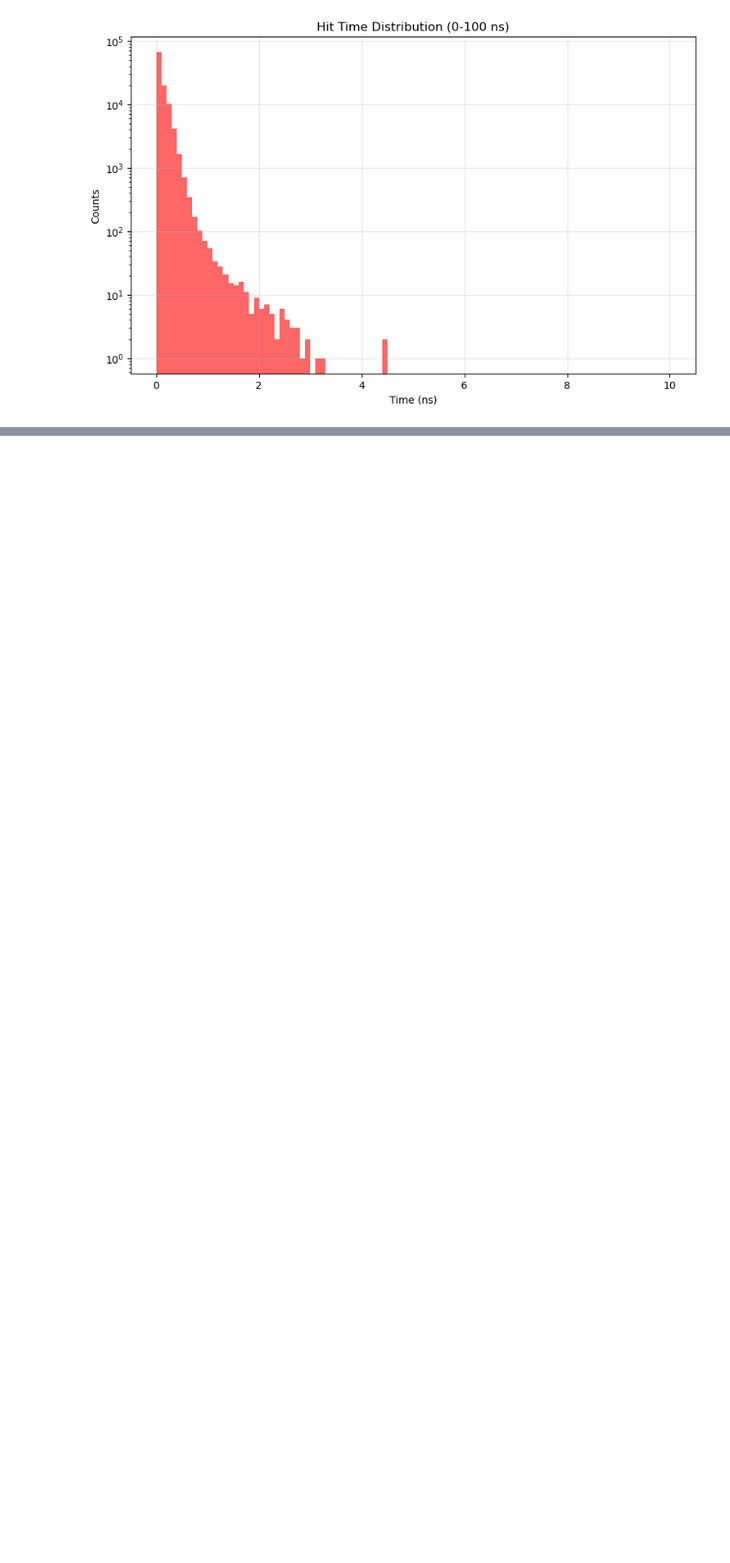
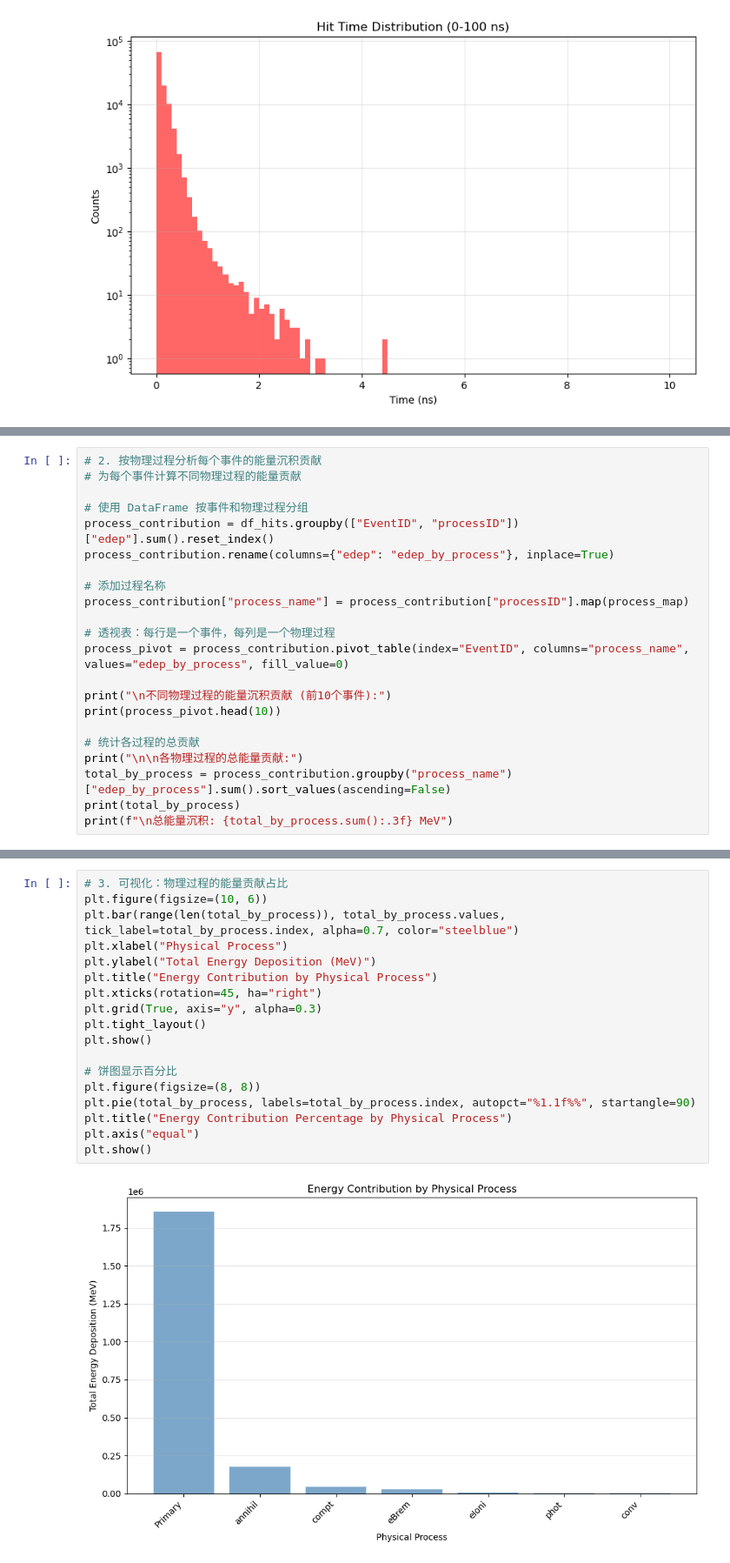
Before and after one commit to elphen-wang/CsI_detector, a Jupyter notebook: data.ipynb, the cells around one changed output, grey strips where cells are left out. Shown: that part at 87% size. Drawn from its saved outputs; the diff is of its cells as text; blank space fills up the shorter version.

```diff
--- a/data.ipynb
+++ b/data.ipynb
@@ -498,0 +518,22 @@ plt.show()
+# %%
+# 2. 按物理过程分析每个事件的能量沉积贡献
+# 为每个事件计算不同物理过程的能量贡献
+
+# 使用 DataFrame 按事件和物理过程分组
+process_contribution = df_hits.groupby(["EventID", "processID"])["edep"].sum().reset_index()
+process_contribution.rename(columns={"edep": "edep_by_process"}, inplace=True)
+
+# 添加过程名称
+process_contribution["process_name"] = process_contribution["processID"].map(process_map)
+
+# 透视表：每行是一个事件，每列是一个物理过程
+process_pivot = process_contribution.pivot_table(index="EventID", columns="process_name", values="edep_by_process", fill_value=0)
+
+print("\n不同物理过程的能量沉积贡献 (前10个事件):")
+print(process_pivot.head(10))
+
+# 统计各过程的总贡献
+print("\n\n各物理过程的总能量贡献:")
+total_by_process = process_contribution.groupby("process_name")["edep_by_process"].sum().sort_values(ascending=False)
+print(total_by_process)
+print(f"\n总能量沉积: {total_by_process.sum():.3f} MeV")
@@ -498,0 +558,20 @@ plt.show()
+# %%
+# 3. 可视化：物理过程的能量贡献占比
+plt.figure(figsize=(10, 6))
+plt.bar(range(len(total_by_process)), total_by_process.values, tick_label=total_by_process.index, alpha=0.7, color="steelblue")
+plt.xlabel("Physical Process")
+plt.ylabel("Total Energy Deposition (MeV)")
+plt.title("Energy Contribution by Physical Process")
+plt.xticks(rotation=45, ha="right")
+plt.grid(True, axis="y", alpha=0.3)
+plt.tight_layout()
+plt.show()
+
+# 饼图显示百分比
+plt.figure(figsize=(8, 8))
+plt.pie(total_by_process, labels=total_by_process.index, autopct="%1.1f%%", startangle=90)
+plt.title("Energy Contribution Percentage by Physical Process")
+plt.axis("equal")
+plt.show()
+# %% [output]
+[figure, added]
```
Also changed, not shown: parts of 24 cells of this notebook, 7 other files.
